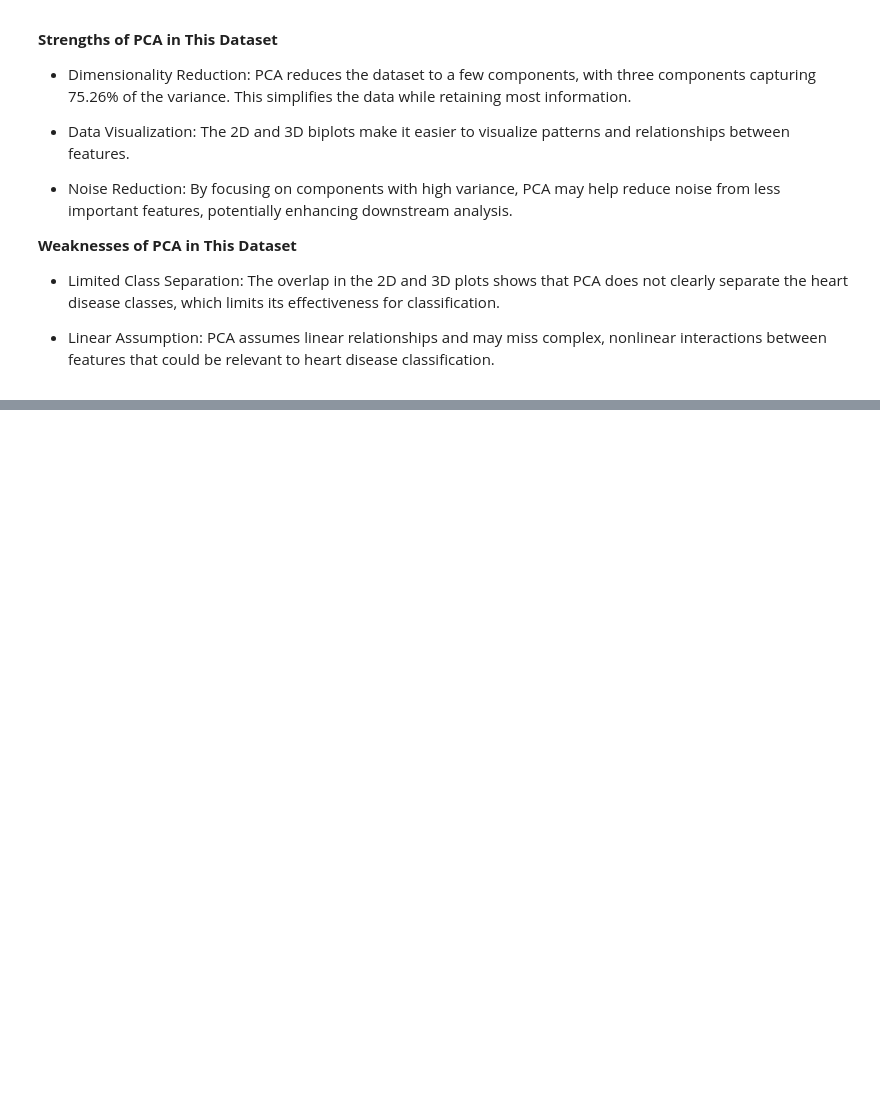
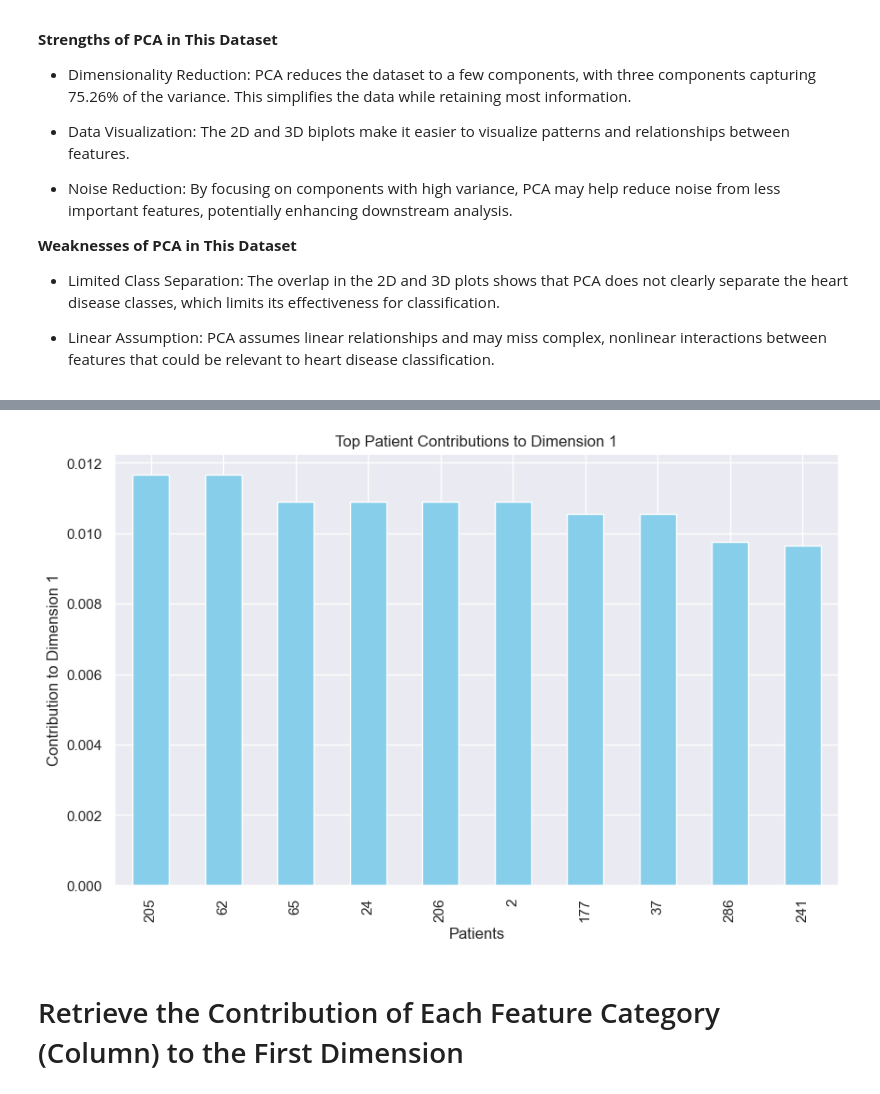
Before and after one commit to LynaMahdi/Comparative-analysis-of-PCA-CA-and-MCA, a Jupyter notebook: Heart-Disease-Analysis.ipynb, the cells around one changed output, grey strips where cells are left out. Saved outputs shown, nothing was run; the diff lists cells and outputs as text; code cells hidden in the pictures; blank space fills up the shorter version.

```diff
--- a/Heart-Disease-Analysis.ipynb
+++ b/Heart-Disease-Analysis.ipynb
@@ -614,0 +631,12 @@ In this dataset, PCA effectively reduces dimensionality and captures major data
+# %%
+dataset['sex'] = dataset['sex'].map({0: 'F', 1: 'M'})
+dataset['cp'] = dataset['cp'].map({1: 'Typical', 2: 'Atypical', 3: 'Non-anginal' , 4: ' Asymptomatic'})
+dataset['exang'] = dataset['exang'].map({0: 'no', 1: 'yes'})
+dataset['fbs'] = dataset['fbs'].map({1: 'yes', 0: 'No'})
+dataset['slope'] = dataset['slope'].map({1: 'Upsloping', 2: 'Flat', 3: 'Downsloping'})
+dataset['thal'] = dataset['thal'].map({6: 'Fixed', 3: 'Normal', 7: 'Reversible'})
+dataset['restecg'] = dataset['restecg'].map({0: 'normal' , 1: 'having ST-T' ,2: 'lvh'})
+dataset['ca'] = dataset['ca'].map({0: 'No major vessels coloredr',1: 'one', 2: 'two', 3: 'three'})
+# %%
+mca_df=dataset[categorical_features]
+mca_df
@@ -614,0 +659,12 @@ In this dataset, PCA effectively reduces dimensionality and captures major data
+# %%
+# instantiate MCA class
+import prince
+
+mca = prince.MCA(
+    n_components=7,
+    n_iter=4,
+    copy=True,
+    check_input=True,
+    engine='sklearn',
+    random_state=42
+)
@@ -614,0 +673,2 @@ In this dataset, PCA effectively reduces dimensionality and captures major data
+# %%
+mca = mca.fit(mca_df)
@@ -614,0 +753,18 @@ In this dataset, PCA effectively reduces dimensionality and captures major data
+# %%
+
+# Get the contributions of each patient  to Dimension 1
+patient_contributions = mca.row_contributions_[0]  # 1st dimension
+
+# Sort and plot the top contributions
+top_patient_contributions = patient_contributions.sort_values(ascending=False).head(10)
+
+plt.figure(figsize=(10, 6))
+top_patient_contributions.plot(kind='bar', color='skyblue')
+plt.title("Top Patient Contributions to Dimension 1")
+plt.xlabel("Patients")
+plt.ylabel("Contribution to Dimension 1")
+plt.show()
+# %% [output]
+[figure, added]
+# %% [markdown]
+# Retrieve the Contribution of Each Feature Category (Column) to the First Dimension
```
Also changed, not shown: parts of 41 cells of this notebook.
